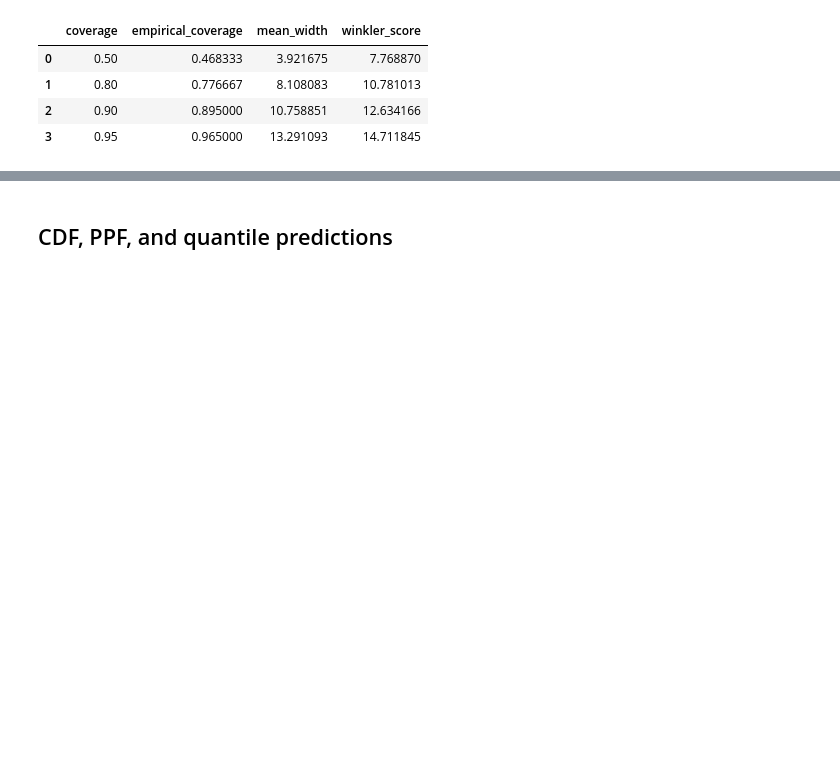
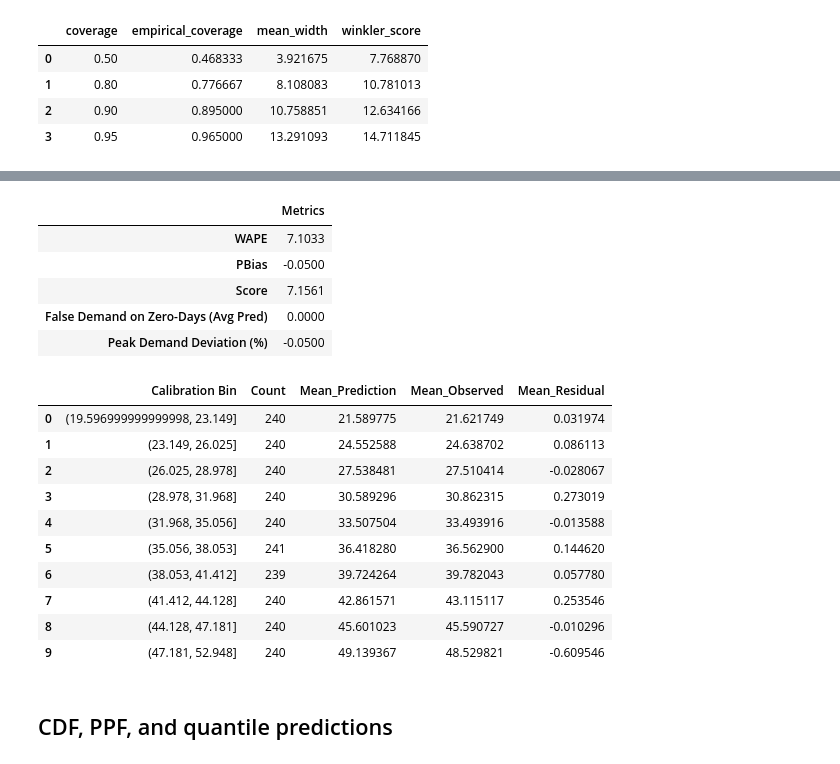
Before and after one commit to heylucasleao/tinyconformal, a Jupyter notebook: examples/distribution/cps_continuous.ipynb, the cells around one changed output, grey strips where cells are left out. Cells and saved outputs as stored; diff of their text form; code cells hidden in the pictures; blank space fills up the shorter version.

Commit message:
♻️ add evaluator

```diff
--- a/examples/distribution/cps_continuous.ipynb
+++ b/examples/distribution/cps_continuous.ipynb
@@ -34,3 +40,30 @@ display(distribution.evaluate(y_test))
+# %%
+from sklearn.model_selection import cross_val_predict
+from tinyconformal.utils import FirstStageEvaluator
+
+oof_predictions = cross_val_predict(model, X_train, y_train, cv=5, n_jobs=-1)
+first_stage_df = pd.DataFrame({"y": y_train, "y_pred": oof_predictions})
+
+display(FirstStageEvaluator.evaluate(first_stage_df))
+FirstStageEvaluator.calibration_table(first_stage_df, n_bins=10)
+# %% [output]
+|  | Metrics |
+| WAPE | 7.1033 |
+| PBias | -0.0500 |
+| Score | 7.1561 |
+| False Demand on Zero-Days (Avg Pred) | 0.0000 |
+| Peak Demand Deviation (%) | -0.0500 |
+|  | Calibration Bin | Count | Mean_Prediction | Mean_Observed | Mean_Residual |
+| 0 | (19.596999999999998, 23.149] | 240 | 21.589775 | 21.621749 | 0.031974 |
+| 1 | (23.149, 26.025] | 240 | 24.552588 | 24.638702 | 0.086113 |
+| 2 | (26.025, 28.978] | 240 | 27.538481 | 27.510414 | -0.028067 |
+| 3 | (28.978, 31.968] | 240 | 30.589296 | 30.862315 | 0.273019 |
+| 4 | (31.968, 35.056] | 240 | 33.507504 | 33.493916 | -0.013588 |
+| 5 | (35.056, 38.053] | 241 | 36.418280 | 36.562900 | 0.144620 |
+| 6 | (38.053, 41.412] | 239 | 39.724264 | 39.782043 | 0.057780 |
+| 7 | (41.412, 44.128] | 240 | 42.861571 | 43.115117 | 0.253546 |
+| 8 | (44.128, 47.181] | 240 | 45.601023 | 45.590727 | -0.010296 |
+| 9 | (47.181, 52.948] | 240 | 49.139367 | 48.529821 | -0.609546 |
 # %% [markdown]
 ## CDF, PPF, and quantile predictions
 # %%
```
Also changed, not shown: parts of 1 cell of this notebook, 4 other files.
